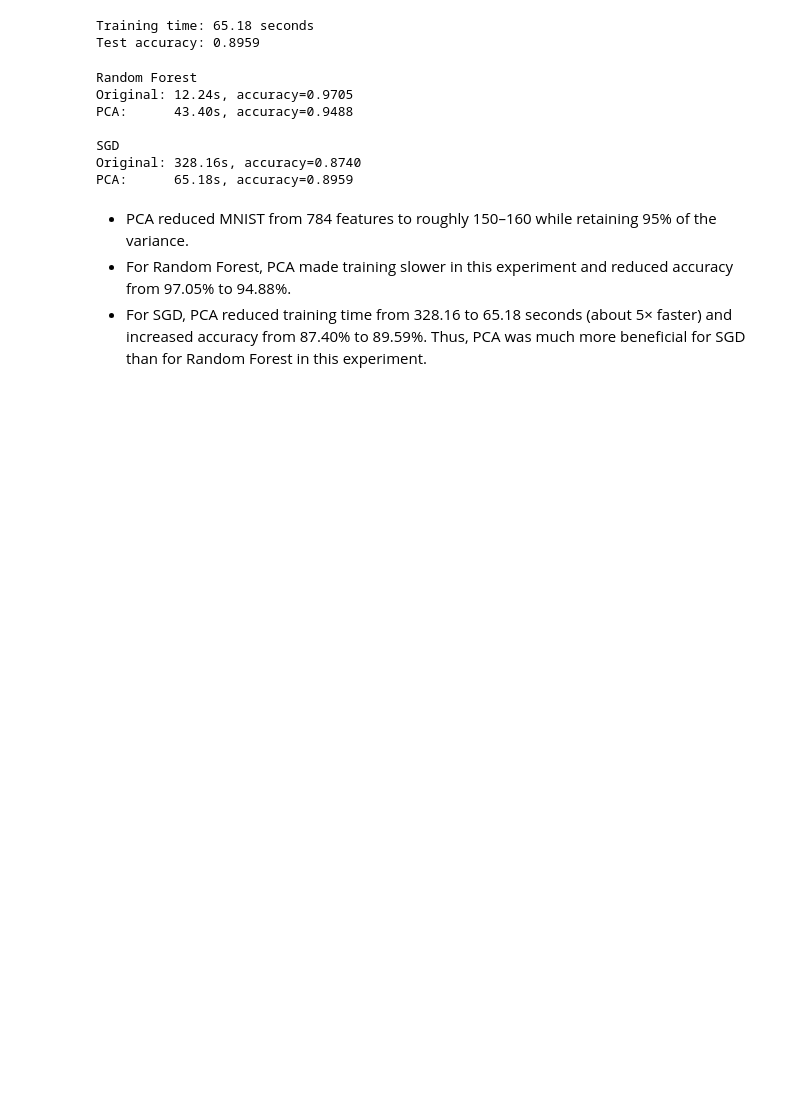
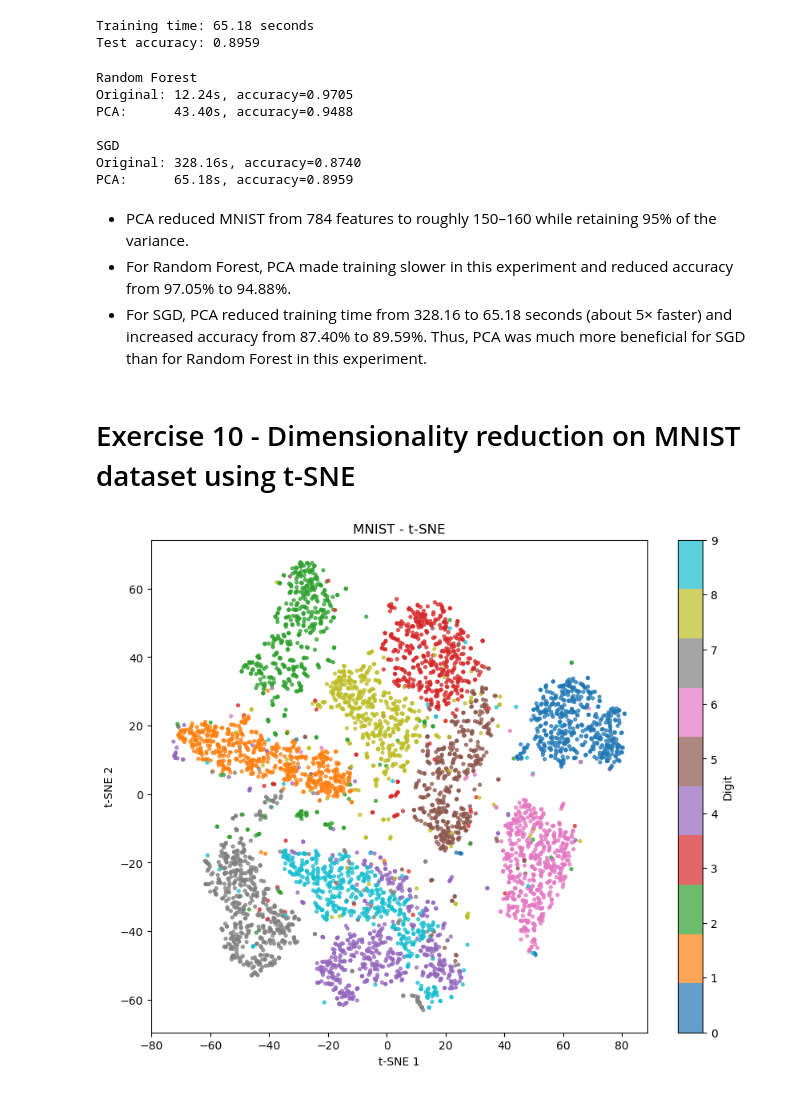
Before and after one commit to sumukha-r/hands-on-machine-learning, a Jupyter notebook: Chapter8-Dimensionality-Reduction.ipynb, the cells around one changed output. Drawn from its saved outputs; the diff is of its cells as text; code cells hidden in the pictures; blank space fills up the shorter version.

Commit message:
Exercise 10 Chapter 8

```diff
--- a/Chapter8-Dimensionality-Reduction.ipynb
+++ b/Chapter8-Dimensionality-Reduction.ipynb
@@ -109,3 +116,22 @@ PCA:      65.18s, accuracy=0.8959
 - PCA reduced MNIST from 784 features to roughly 150–160 while retaining 95% of the variance.
 - For Random Forest, PCA made training slower in this experiment and reduced accuracy from 97.05% to 94.88%.
 - For SGD, PCA reduced training time from 328.16 to 65.18 seconds (about 5× faster) and increased accuracy from 87.40% to 89.59%. Thus, PCA was much more beneficial for SGD than for Random Forest in this experiment.
+# %% [markdown]
+# Exercise 10 - Dimensionality reduction on MNIST dataset using t-SNE
+# %%
+mnist = fetch_openml("mnist_784", version=1, as_frame=False)
+X = mnist.data[:5000]
+y = mnist.target[:5000].astype(np.uint8)
+# %%
+tsne = TSNE(n_components=2, random_state=42)
+X_tsne = tsne.fit_transform(X)
+
+plt.figure(figsize=(10, 8))
+plt.scatter(X_tsne[:, 0], X_tsne[:, 1], c=y, cmap="tab10", s=8, alpha=0.7)
+plt.colorbar(ticks=range(10), label="Digit")
+plt.title("MNIST - t-SNE")
+plt.xlabel("t-SNE 1")
+plt.ylabel("t-SNE 2")
+plt.show()
+# %% [output]
+[figure, added]
```
Also changed, not shown: parts of 6 cells of this notebook, 1 other file.
